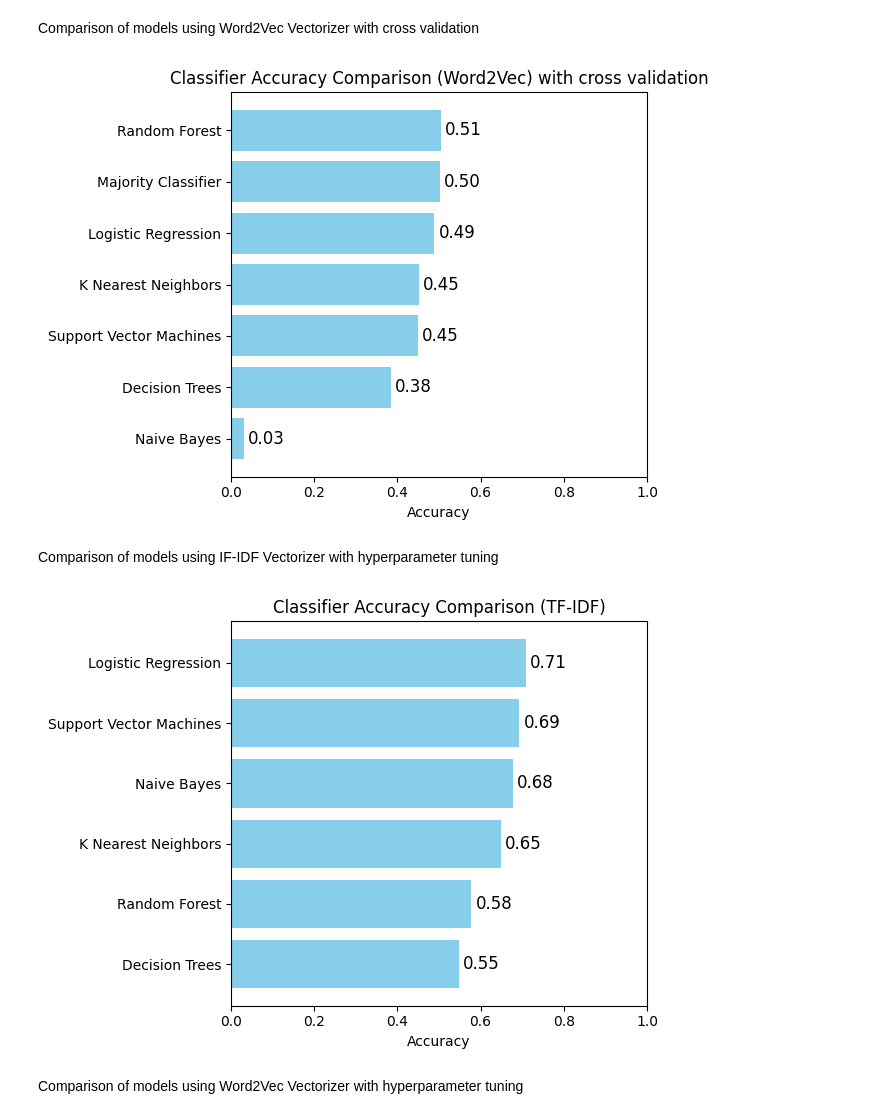
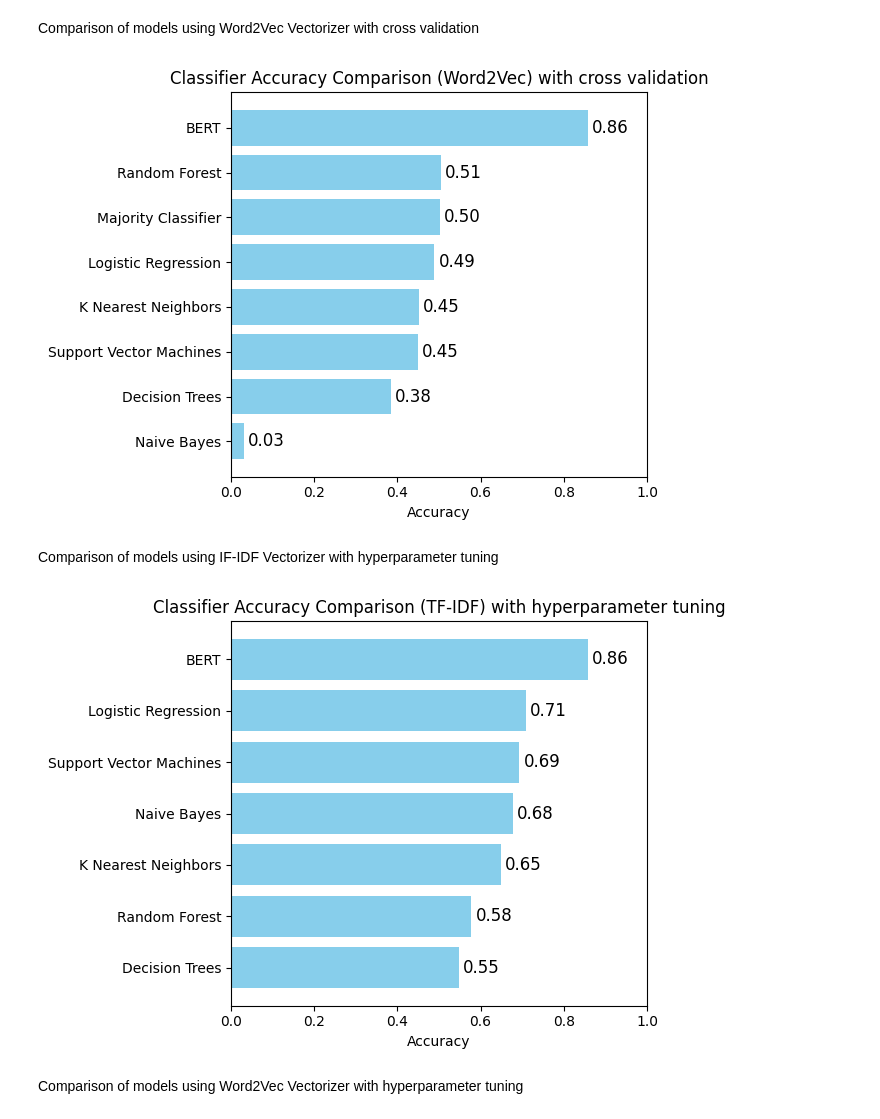
Before and after one commit to jakaVO/IS_Assignment_2, a Jupyter notebook: models.ipynb, the cells around one changed output. Saved outputs shown, nothing was run; the diff lists cells and outputs as text; code cells hidden in the pictures.

Commit message:
Bert comparison to other models

```diff
--- a/models.ipynb
+++ b/models.ipynb
@@ -1323,9 +1325,9 @@ Comparison of models using TF-IDF Vectorizer
 # %%
 # Create a plot for the results
 results = [logistic_regression_accuracy, random_forest_accuracy, knn_accuracy,
-            svm_accuracy, naive_bayes_accuracy, decision_tree_accuracy, majority_classifier_accuracy]
+            svm_accuracy, naive_bayes_accuracy, decision_tree_accuracy, majority_classifier_accuracy, bert_accuracy]
 classifiers = ['Logistic Regression', 'Random Forest', 'K Nearest Neighbors',
-            'Support Vector Machines', 'Naive Bayes', 'Decision Trees', 'Majority Classifier']
+            'Support Vector Machines', 'Naive Bayes', 'Decision Trees', 'Majority Classifier', 'BERT']
 
 # Sort results and classifiers in ascending order of accuracy
 sorted_results, sorted_classifiers = zip(*sorted(zip(results, classifiers)))
@@ -1348,9 +1350,9 @@ plt.show()
 Comparison of models using Word2Vec Vectorizer
 # %%
 # Create a plot for the results with Word2Vec vectorizer
-results_word2vec = [logistic_regression_accuracy_word2vec, random_forest_accuracy_word2vec, knn_accuracy_word2vec,
+results_word2vec = [logistic_regression_accuracy_word2vec, random_forest_accuracy_word2vec, knn_accuracy_word2vec, bert_accuracy,
                     svm_accuracy_word2vec, naive_bayes_accuracy_word2vec, decision_tree_accuracy_word2vec, majority_classifier_accuracy_word2vec]
-classifiers = ['Logistic Regression', 'Random Forest', 'K Nearest Neighbors',
+classifiers = ['Logistic Regression', 'Random Forest', 'K Nearest Neighbors', 'BERT',
             'Support Vector Machines', 'Naive Bayes', 'Decision Trees', 'Majority Classifier']
 
 # Sort results and classifiers in ascending order of accuracy
@@ -1374,9 +1376,9 @@ plt.show()
 Comparison of models using TF-IDF Vectorizer with cross validation
 # %%
 # Create a plot for the results
-results = [logistic_regression_cv_scores.mean(), random_forest_cv_scores.mean(), knn_cv_scores.mean(),
+results = [logistic_regression_cv_scores.mean(), random_forest_cv_scores.mean(), knn_cv_scores.mean(), bert_accuracy,
             svm_cv_scores.mean(), naive_bayes_cv_scores.mean(), decision_tree_cv_scores.mean(), majority_classifier_cv_scores.mean()]
-classifiers = ['Logistic Regression', 'Random Forest', 'K Nearest Neighbors',
+classifiers = ['Logistic Regression', 'Random Forest', 'K Nearest Neighbors', 'BERT',
             'Support Vector Machines', 'Naive Bayes', 'Decision Trees', 'Majority Classifier']
 
 # Sort results and classifiers in ascending order of accuracy
@@ -1400,9 +1402,9 @@ plt.show()
 Comparison of models using Word2Vec Vectorizer with cross validation
 # %%
 # Create a plot for the results
-results = [logistic_regression_cv_scores_word2vec.mean(), random_forest_cv_scores_word2vec.mean(), knn_cv_scores_word2vec.mean(),
+results = [logistic_regression_cv_scores_word2vec.mean(), random_forest_cv_scores_word2vec.mean(), knn_cv_scores_word2vec.mean(), bert_accuracy,
             svm_cv_scores_word2vec.mean(), naive_bayes_cv_scores_word2vec.mean(), decision_tree_cv_scores_word2vec.mean(), majority_classifier_cv_scores_word2vec.mean()]
-classifiers = ['Logistic Regression', 'Random Forest', 'K Nearest Neighbors',
+classifiers = ['Logistic Regression', 'Random Forest', 'K Nearest Neighbors', 'BERT',
             'Support Vector Machines', 'Naive Bayes', 'Decision Trees', 'Majority Classifier']
 
 # Sort results and classifiers in ascending order of accuracy
@@ -1421,33 +1423,33 @@ for i, result in enumerate(sorted_results):
 plt.tight_layout()
 plt.show()
 # %% [output]
-[figure, old version]
+[figure, new version]
 # %% [markdown]
 Comparison of models using IF-IDF Vectorizer with hyperparameter tuning
 # %%
 # Create a plot for the results
-results = [logistic_regression_accuracy_hpt, random_forest_accuracy_hpt, knn_accuracy_hpt,
+results = [logistic_regression_accuracy_hpt, random_forest_accuracy_hpt, knn_accuracy_hpt, bert_accuracy,
             svm_accuracy_hpt, naive_bayes_accuracy_hpt, decision_tree_accuracy_hpt]
-classifiers = ['Logistic Regression', 'Random Forest', 'K Nearest Neighbors',
+classifiers = ['Logistic Regression', 'Random Forest', 'K Nearest Neighbors', 'BERT',
             'Support Vector Machines', 'Naive Bayes', 'Decision Trees']
 
 # Sort results and classifiers in ascending order of accuracy
 sorted_results, sorted_classifiers = zip(*sorted(zip(results, classifiers)))
 
 # Create a bar plot
 plt.barh(sorted_classifiers, sorted_results, color='skyblue')
 plt.xlabel('Accuracy')
-plt.title('Classifier Accuracy Comparison (TF-IDF)')
+plt.title('Classifier Accuracy Comparison (TF-IDF) with hyperparameter tuning')
 plt.xlim(0, 1.0)  # Set the x-axis limits from 0 to 1 for accuracy values
 
 # Annotate the bars with accuracy values
 for i, result in enumerate(sorted_results):
     plt.text(result + 0.01, i, f'{result:.2f}', va='center', fontsize=12)
 
 plt.tight_layout()
 plt.show()
 # %% [output]
-[figure, old version]
+[figure, new version]
 # %% [markdown]
 Comparison of models using Word2Vec Vectorizer with hyperparameter tuning
 # %%
```
Also changed, not shown: parts of 5 cells of this notebook.
